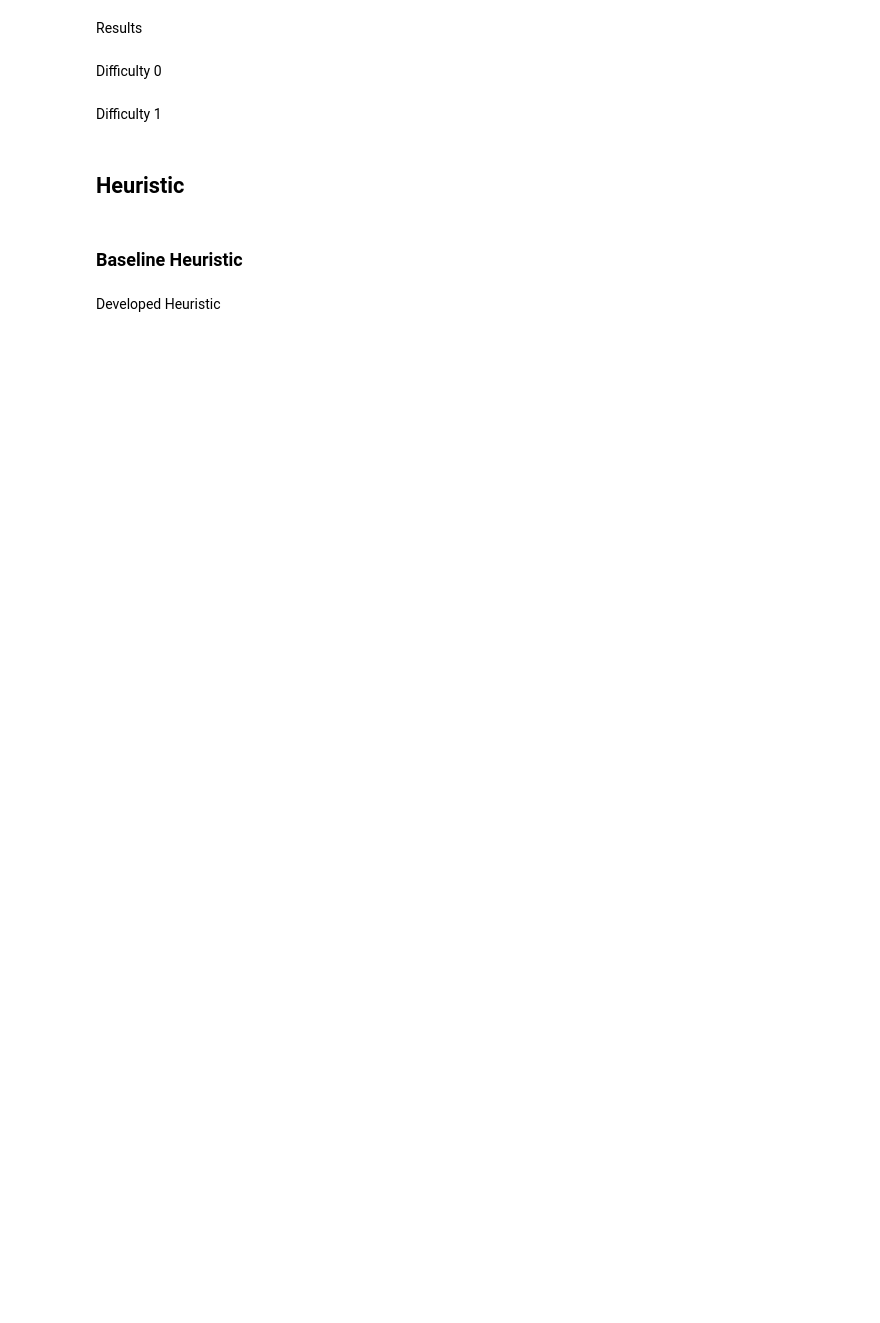
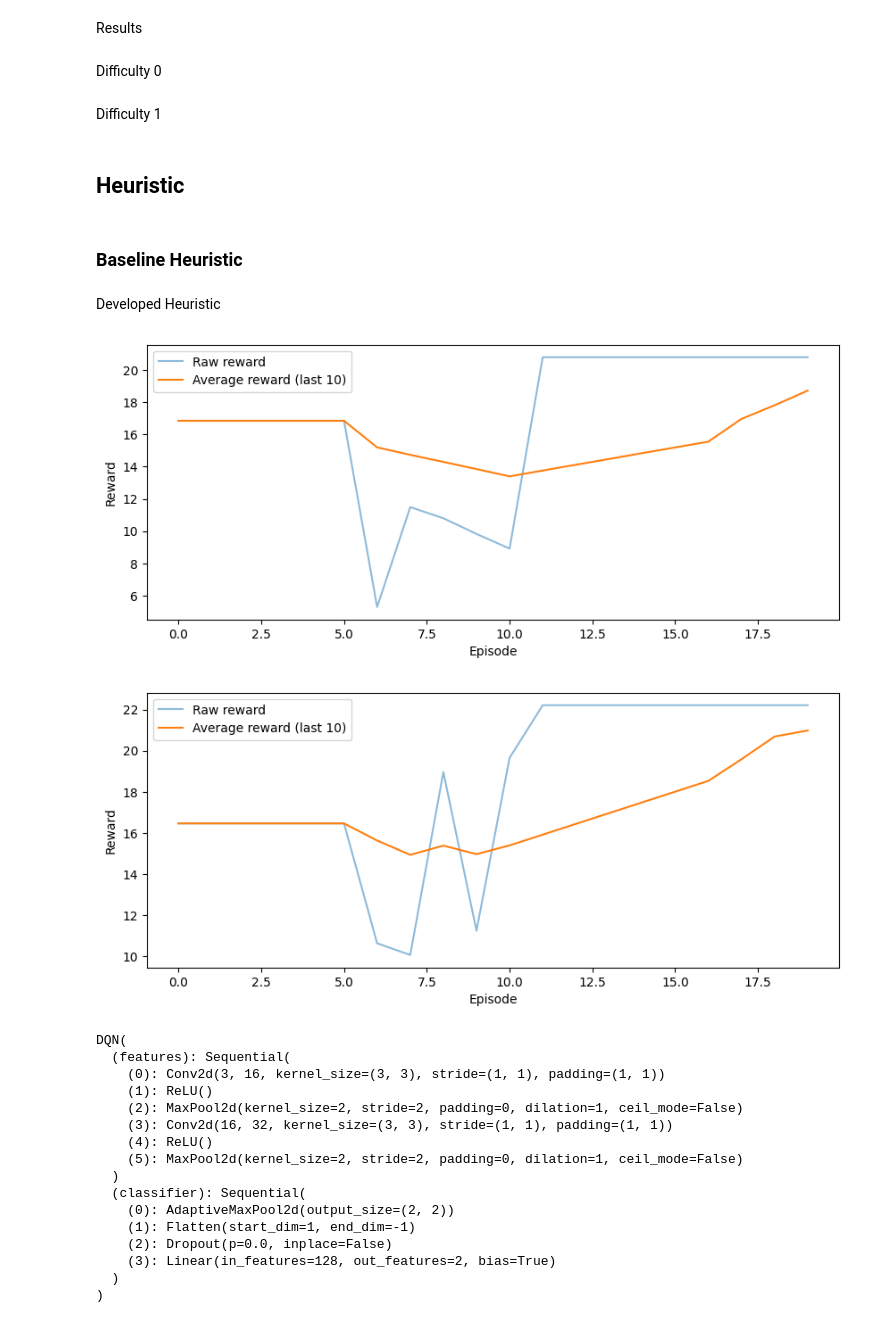
Before and after one commit to rarosilva/DL_Proj2, a Jupyter notebook: tasks/task1.ipynb, the cells around one changed output. Drawn from its saved outputs; the diff is of its cells as text; code cells hidden in the pictures; blank space fills up the shorter version.

```diff
--- a/tasks/task1.ipynb
+++ b/tasks/task1.ipynb
@@ -281,6 +302,26 @@ def heuristic_policy(info):
 
     return 0 if score_up >= score_down else 1
 # %%
-dqn = DQN(n_frames=1, dropout=0.1).to(device)
+dqn = DQN(n_frames=1, dropout=0.0).to(device)
 optimizer = optim.RMSprop(dqn.parameters(), lr=LR, alpha=0.99, eps=1e-8)
-train(envs["difficulty_3"], dqn, optimizer, n_episodes=200, gamma=0.99, n_frames=1, heuristic=heuristic_policy, warmup_pct=0.3, name="model")
+train(envs["difficulty_0"], dqn, optimizer, n_episodes=20, gamma=0.99, n_frames=1, heuristic=heuristic_policy, warmup_pct=0.3, name="model")
+train(envs["difficulty_1"], dqn, optimizer, n_episodes=20, gamma=0.99, n_frames=1, heuristic=heuristic_policy, warmup_pct=0.3, name="model")
+# %% [output]
+[figure, added]
+[figure, added]
+DQN(
+  (features): Sequential(
+    (0): Conv2d(3, 16, kernel_size=(3, 3), stride=(1, 1), padding=(1, 1))
+    (1): ReLU()
+    (2): MaxPool2d(kernel_size=2, stride=2, padding=0, dilation=1, ceil_mode=False)
+    (3): Conv2d(16, 32, kernel_size=(3, 3), stride=(1, 1), padding=(1, 1))
+    (4): ReLU()
+    (5): MaxPool2d(kernel_size=2, stride=2, padding=0, dilation=1, ceil_mode=False)
+  )
+  (classifier): Sequential(
+    (0): AdaptiveMaxPool2d(output_size=(2, 2))
+    (1): Flatten(start_dim=1, end_dim=-1)
+    (2): Dropout(p=0.0, inplace=False)
+    (3): Linear(in_features=128, out_features=2, bias=True)
+  )
+)
```
Also changed, not shown: parts of 3 cells of this notebook.
